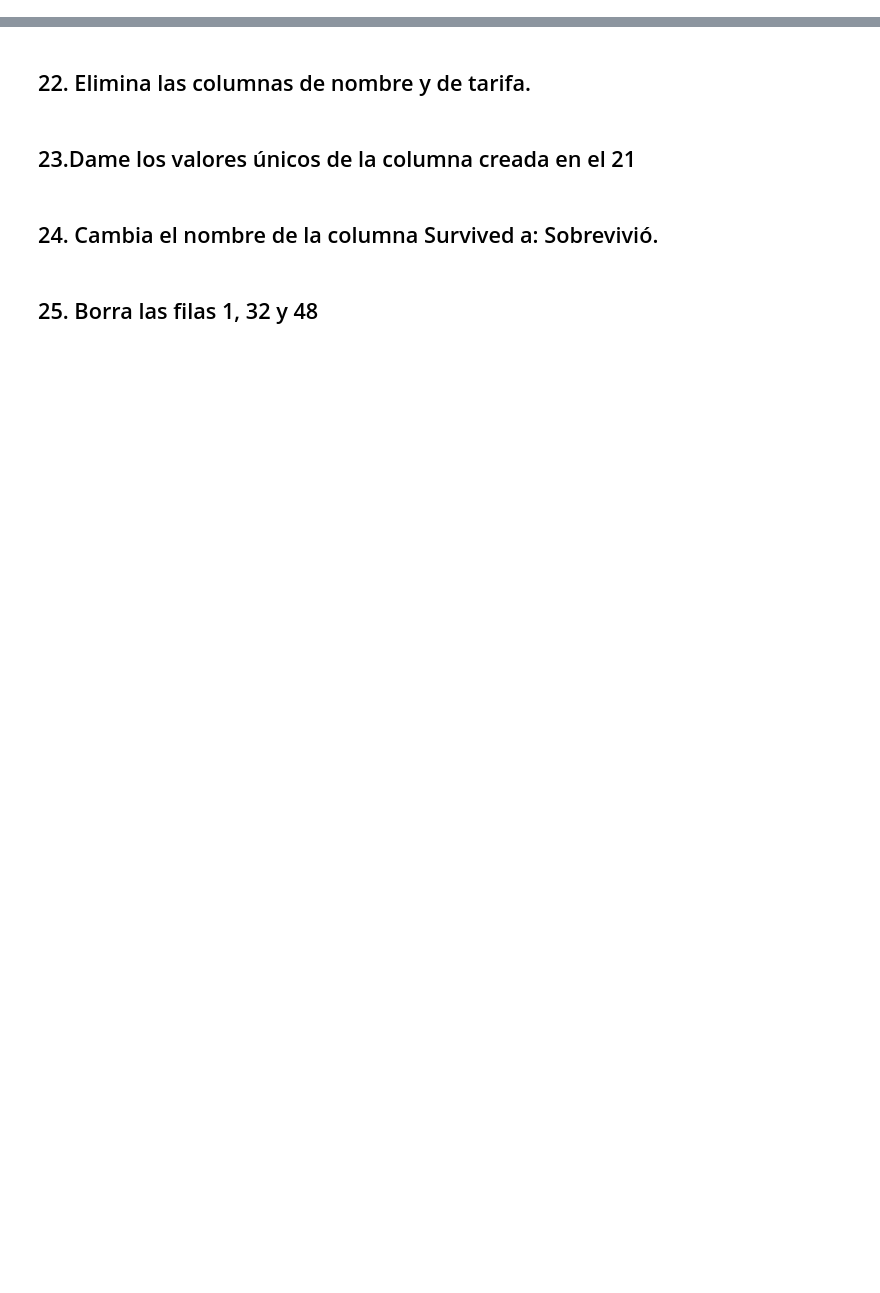
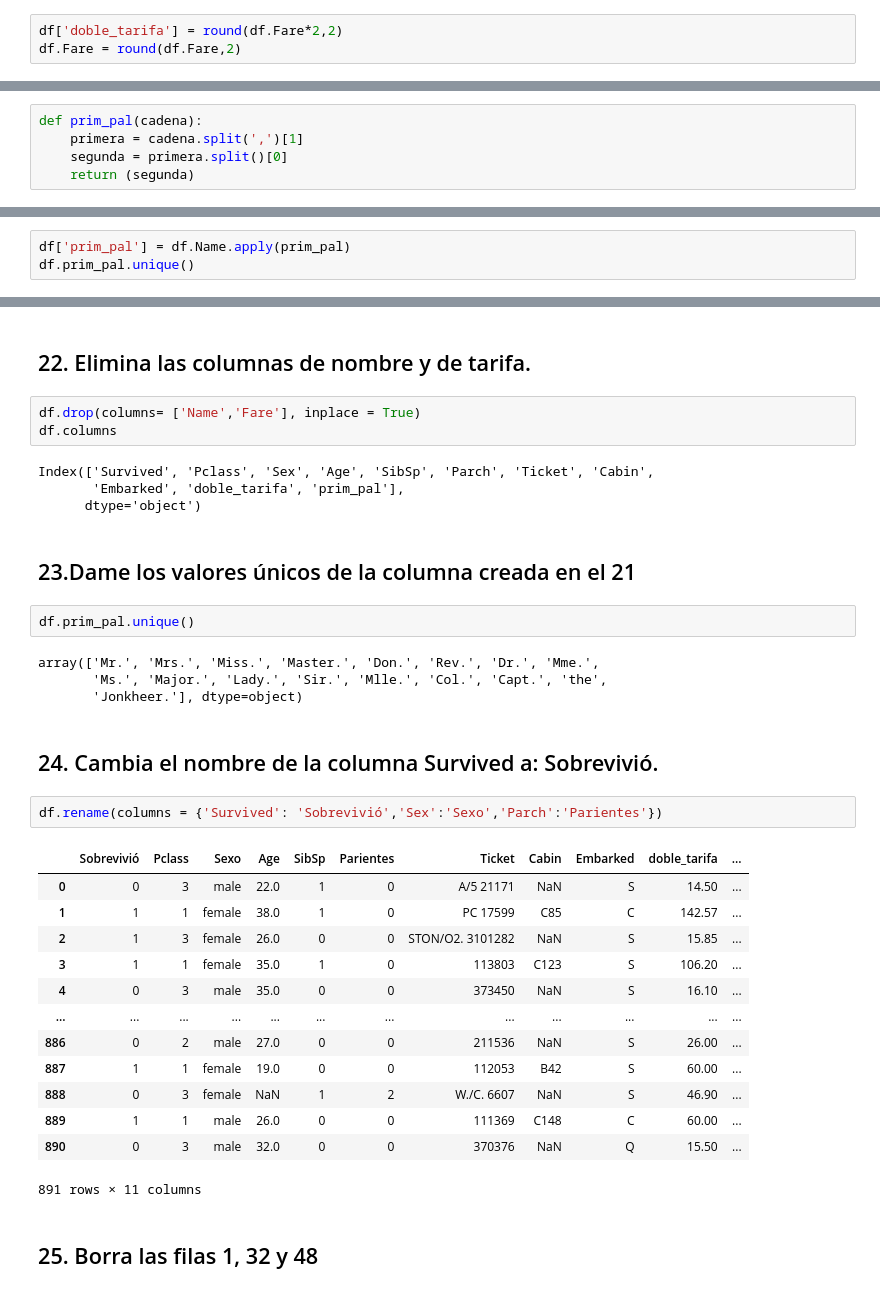
Before and after one commit to LuKaO13/Apuntes, a Jupyter notebook: ejercicios_pandas_4.ipynb, the cells around one changed output, grey strips where cells are left out. Cells and saved outputs as stored; diff of their text form; blank space fills up the shorter version.

```diff
--- a/ejercicios_pandas_4.ipynb
+++ b/ejercicios_pandas_4.ipynb
@@ -59,2 +258,5 @@ Tras hacer el ejercicio, sale algo raro? Por qué?
 # %% [markdown]
 ## 20.Crea una columna que sea el doble de la tarifa.
+# %%
+df['doble_tarifa'] = round(df.Fare*2,2)
+df.Fare = round(df.Fare,2)
@@ -61,2 +279,7 @@ Tras hacer el ejercicio, sale algo raro? Por qué?
 # %% [markdown]
 ## 21. Crea una columna que te coja la primera palabra después de la coma del nombre. Hazlo de forma directa y también con apply
+# %%
+def prim_pal(cadena):
+    primera = cadena.split(',')[1]
+    segunda = primera.split()[0]
+    return (segunda)
@@ -62,0 +291,3 @@ Tras hacer el ejercicio, sale algo raro? Por qué?
+# %%
+df['prim_pal'] = df.Name.apply(prim_pal)
+df.prim_pal.unique()
@@ -63,8 +308,37 @@ Tras hacer el ejercicio, sale algo raro? Por qué?
 # %% [markdown]
 ## 22. Elimina las columnas de nombre y de tarifa.
+# %%
+df.drop(columns= ['Name','Fare'], inplace = True)
+df.columns
+# %% [output]
+Index(['Survived', 'Pclass', 'Sex', 'Age', 'SibSp', 'Parch', 'Ticket', 'Cabin',
+       'Embarked', 'doble_tarifa', 'prim_pal'],
+      dtype='object')
 # %% [markdown]
 ## 23.Dame los valores únicos de la columna creada en el 21
+# %%
+df.prim_pal.unique()
+# %% [output]
+array(['Mr.', 'Mrs.', 'Miss.', 'Master.', 'Don.', 'Rev.', 'Dr.', 'Mme.',
+       'Ms.', 'Major.', 'Lady.', 'Sir.', 'Mlle.', 'Col.', 'Capt.', 'the',
+       'Jonkheer.'], dtype=object)
 # %% [markdown]
 ## 24. Cambia el nombre de la columna Survived a: Sobrevivió.
+# %%
+df.rename(columns = {'Survived': 'Sobrevivió','Sex':'Sexo','Parch':'Parientes'})
+# %% [output]
+|  | Sobrevivió | Pclass | Sexo | Age | SibSp | Parientes | Ticket | Cabin | Embarked | doble_tarifa | ... |
+| 0 | 0 | 3 | male | 22.0 | 1 | 0 | A/5 21171 | NaN | S | 14.50 | ... |
+| 1 | 1 | 1 | female | 38.0 | 1 | 0 | PC 17599 | C85 | C | 142.57 | ... |
+| 2 | 1 | 3 | female | 26.0 | 0 | 0 | STON/O2. 3101282 | NaN | S | 15.85 | ... |
+| 3 | 1 | 1 | female | 35.0 | 1 | 0 | 113803 | C123 | S | 106.20 | ... |
+| 4 | 0 | 3 | male | 35.0 | 0 | 0 | 373450 | NaN | S | 16.10 | ... |
+| ... | ... | ... | ... | ... | ... | ... | ... | ... | ... | ... | ... |
+| 886 | 0 | 2 | male | 27.0 | 0 | 0 | 211536 | NaN | S | 26.00 | ... |
+| 887 | 1 | 1 | female | 19.0 | 0 | 0 | 112053 | B42 | S | 60.00 | ... |
+| 888 | 0 | 3 | female | NaN | 1 | 2 | W./C. 6607 | NaN | S | 46.90 | ... |
+| 889 | 1 | 1 | male | 26.0 | 0 | 0 | 111369 | C148 | C | 60.00 | ... |
+| 890 | 0 | 3 | male | 32.0 | 0 | 0 | 370376 | NaN | Q | 15.50 | ... |
+891 rows × 11 columns
 # %% [markdown]
 ## 25. Borra las filas 1, 32 y 48
```
Also changed, not shown: parts of 46 cells of this notebook, 2 other files.
